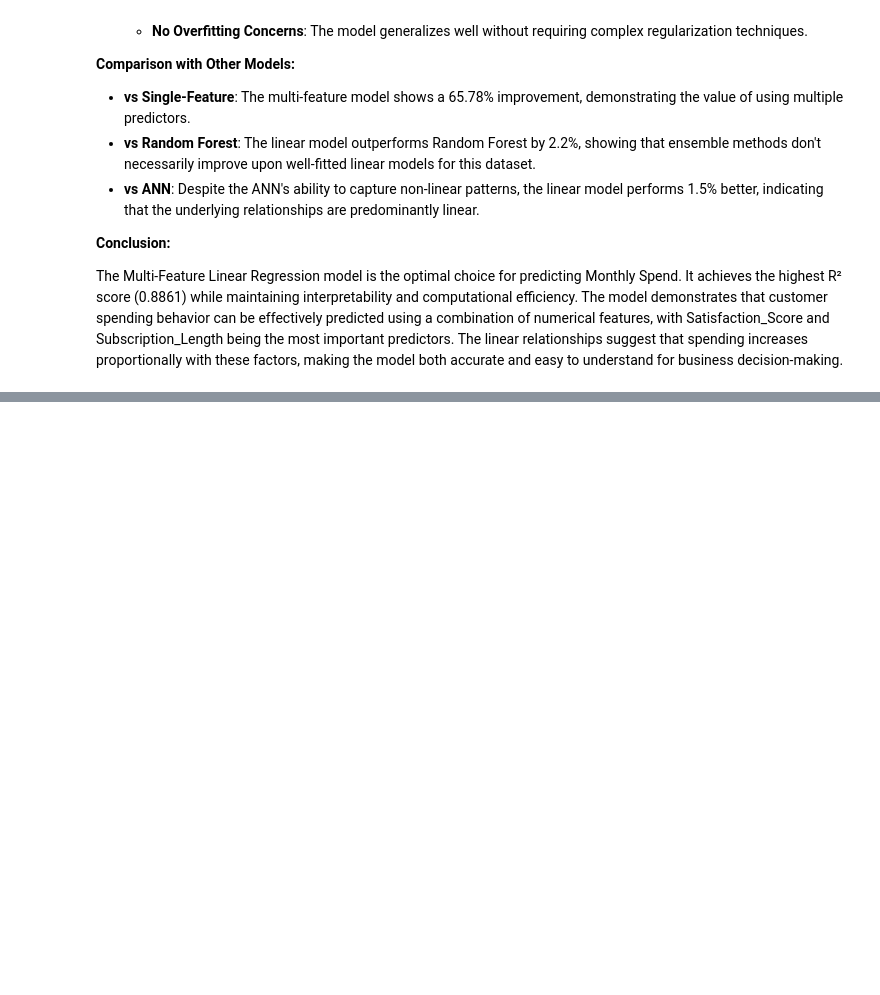
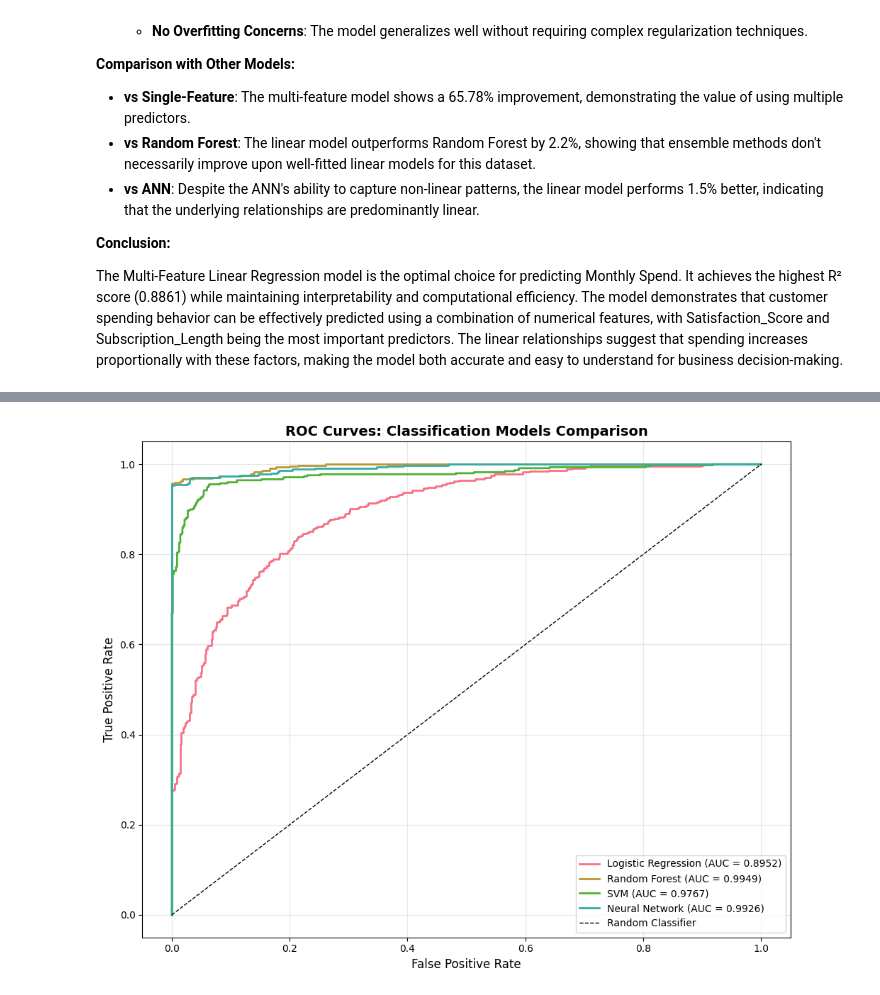
Before and after one commit to dannywu1101/AIFinalProject, a Jupyter notebook: Component1.ipynb, the cells around one changed output, grey strips where cells are left out. Saved outputs shown, nothing was run; the diff lists cells and outputs as text; code cells hidden in the pictures; blank space fills up the shorter version.

```diff
--- a/Component1.ipynb
+++ b/Component1.ipynb
@@ -1018,0 +1065,8 @@ The Multi-Feature Linear Regression model is the optimal choice for predicting M
+# %%
+# Scale features for models that need it
+scaler_clf = StandardScaler()
+X_train_clf_scaled = scaler_clf.fit_transform(X_train_clf)
+X_test_clf_scaled = scaler_clf.transform(X_test_clf)
+
+# Store results for all models
+classification_results = []
@@ -1018,0 +1361,20 @@ The Multi-Feature Linear Regression model is the optimal choice for predicting M
+# %%
+# Visualization 2: ROC Curves for all models
+fig, ax = plt.subplots(figsize=(10, 8))
+
+for result in classification_results:
+    fpr, tpr, _ = roc_curve(y_test_clf, result['probabilities'])
+    roc_auc = auc(fpr, tpr)
+    ax.plot(fpr, tpr, linewidth=2, label=f"{result['Model']} (AUC = {roc_auc:.4f})")
+
+ax.plot([0, 1], [0, 1], 'k--', linewidth=1, label='Random Classifier')
+ax.set_xlabel('False Positive Rate', fontsize=12)
+ax.set_ylabel('True Positive Rate', fontsize=12)
+ax.set_title('ROC Curves: Classification Models Comparison', fontsize=14, fontweight='bold')
+ax.legend(loc='lower right', fontsize=10)
+ax.grid(alpha=0.3)
+
+plt.tight_layout()
+plt.show()
+# %% [output]
+[figure, added]
```
Also changed, not shown: parts of 15 cells of this notebook.
